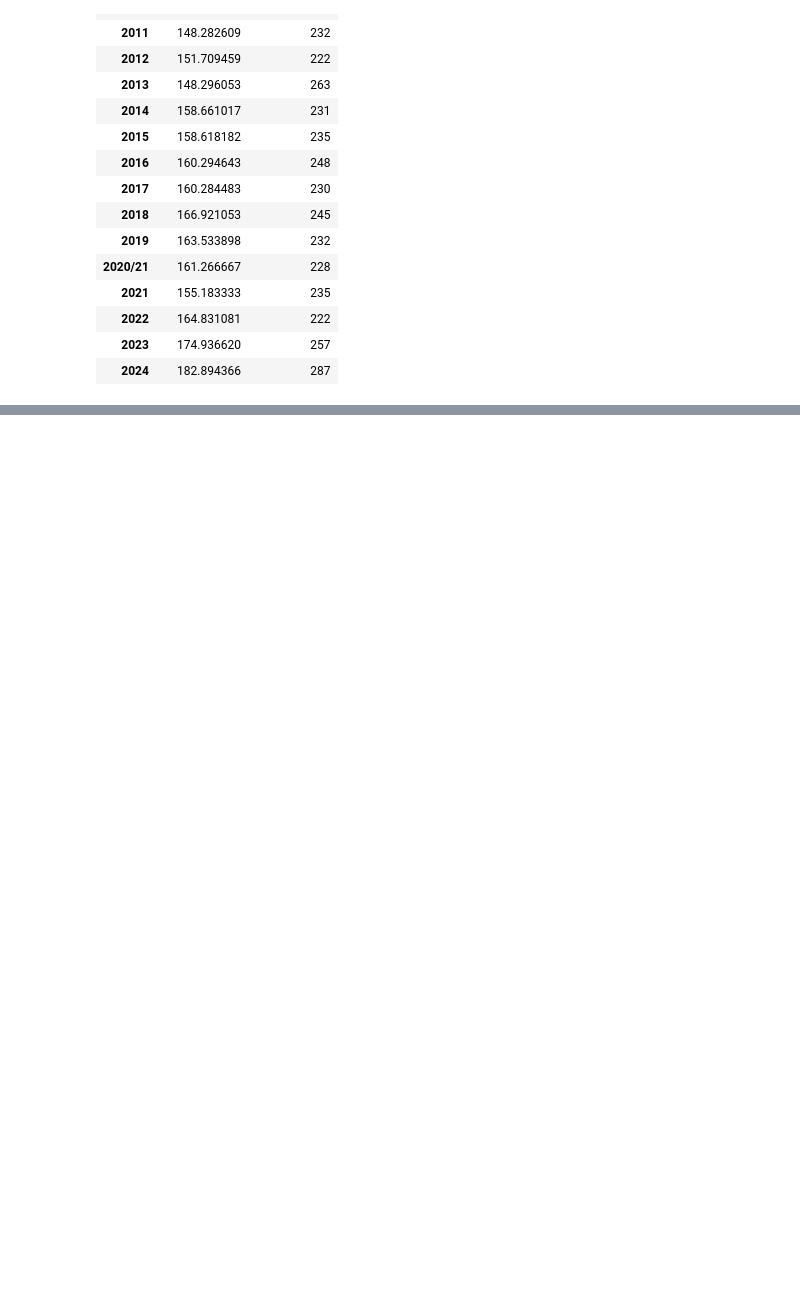
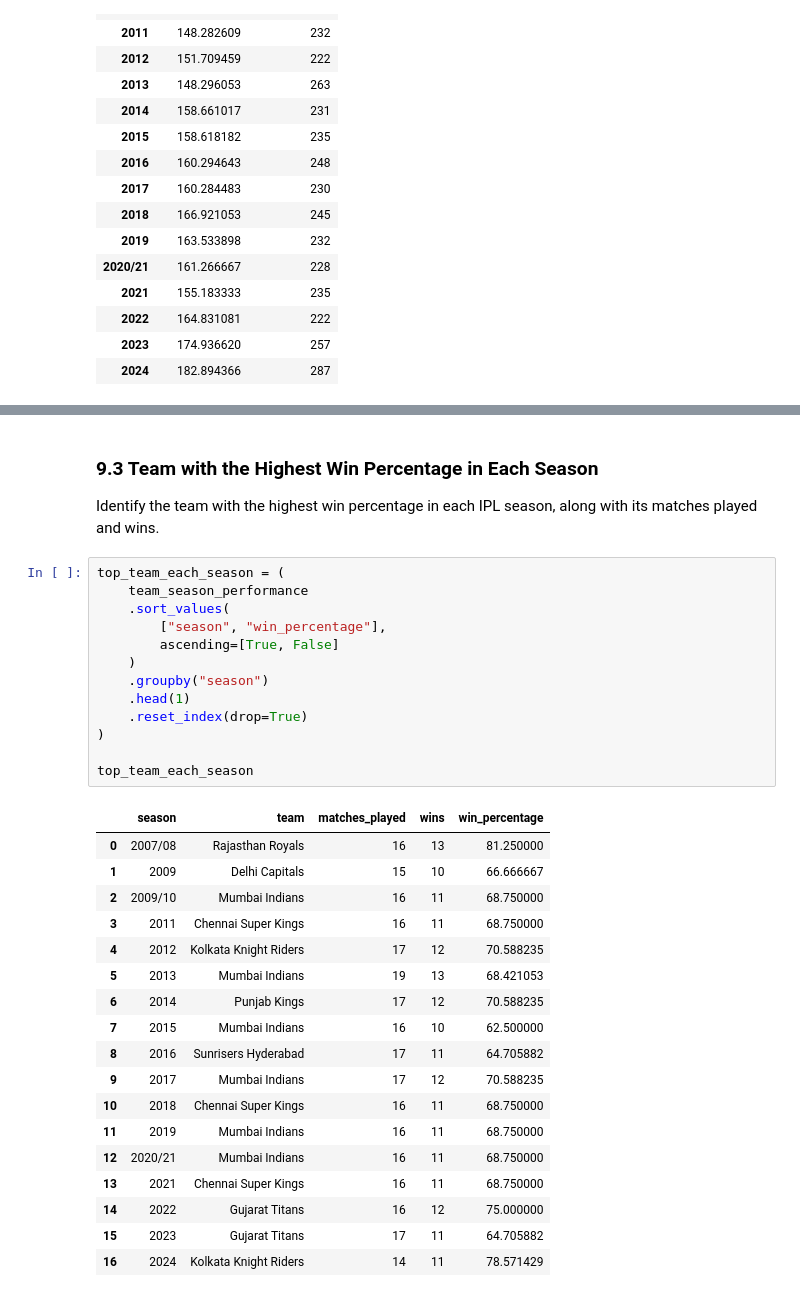
Before and after one commit to khalil-Gardiwal/ipl-data-analysis, a Jupyter notebook: notebooks/ipl-analysis.ipynb, the cells around one changed output, grey strips where cells are left out. Saved outputs shown, nothing was run; the diff lists cells and outputs as text; blank space fills up the shorter version.

Commit message:
Complete advanced team analysis

```diff
--- a/notebooks/ipl-analysis.ipynb
+++ b/notebooks/ipl-analysis.ipynb
@@ -1834,0 +1927,36 @@ season_scoring_trend
+# %% [markdown]
+### 9.3 Team with the Highest Win Percentage in Each Season
+
+Identify the team with the highest win percentage in each IPL season, along with its matches played and wins.
+# %%
+top_team_each_season = (
+    team_season_performance
+    .sort_values(
+        ["season", "win_percentage"],
+        ascending=[True, False]
+    )
+    .groupby("season")
+    .head(1)
+    .reset_index(drop=True)
+)
+
+top_team_each_season
+# %% [output]
+|  | season | team | matches_played | wins | win_percentage |
+| 0 | 2007/08 | Rajasthan Royals | 16 | 13 | 81.250000 |
+| 1 | 2009 | Delhi Capitals | 15 | 10 | 66.666667 |
+| 2 | 2009/10 | Mumbai Indians | 16 | 11 | 68.750000 |
+| 3 | 2011 | Chennai Super Kings | 16 | 11 | 68.750000 |
+| 4 | 2012 | Kolkata Knight Riders | 17 | 12 | 70.588235 |
+| 5 | 2013 | Mumbai Indians | 19 | 13 | 68.421053 |
+| 6 | 2014 | Punjab Kings | 17 | 12 | 70.588235 |
+| 7 | 2015 | Mumbai Indians | 16 | 10 | 62.500000 |
+| 8 | 2016 | Sunrisers Hyderabad | 17 | 11 | 64.705882 |
+| 9 | 2017 | Mumbai Indians | 17 | 12 | 70.588235 |
+| 10 | 2018 | Chennai Super Kings | 16 | 11 | 68.750000 |
+| 11 | 2019 | Mumbai Indians | 16 | 11 | 68.750000 |
+| 12 | 2020/21 | Mumbai Indians | 16 | 11 | 68.750000 |
+| 13 | 2021 | Chennai Super Kings | 16 | 11 | 68.750000 |
+| 14 | 2022 | Gujarat Titans | 16 | 12 | 75.000000 |
+| 15 | 2023 | Gujarat Titans | 17 | 11 | 64.705882 |
+| 16 | 2024 | Kolkata Knight Riders | 14 | 11 | 78.571429 |
```
Also changed, not shown: parts of 11 cells of this notebook.
